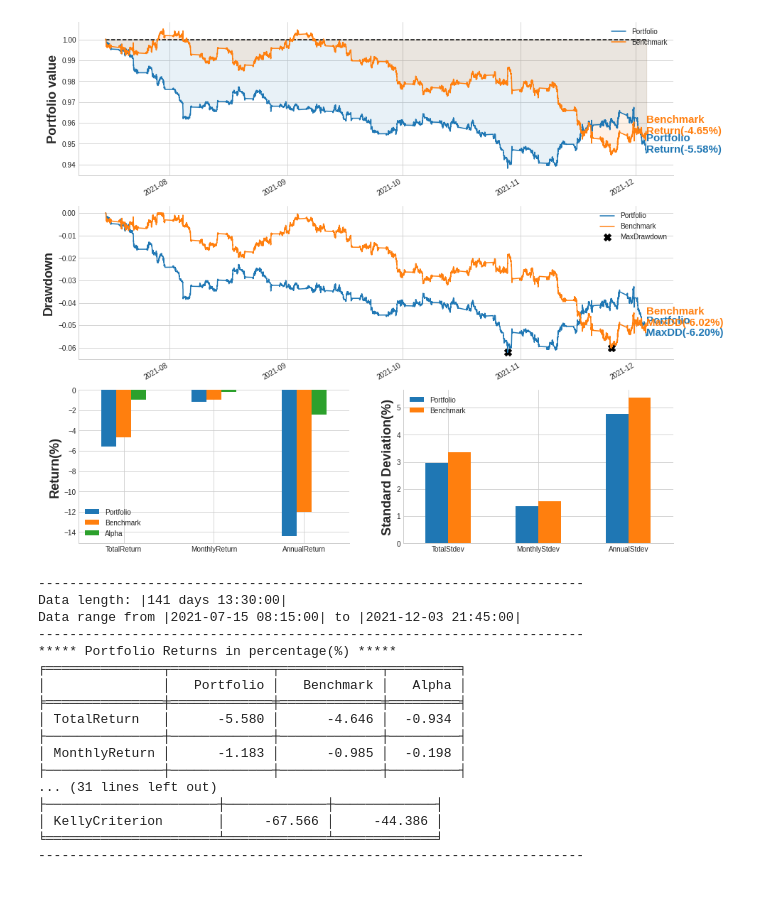
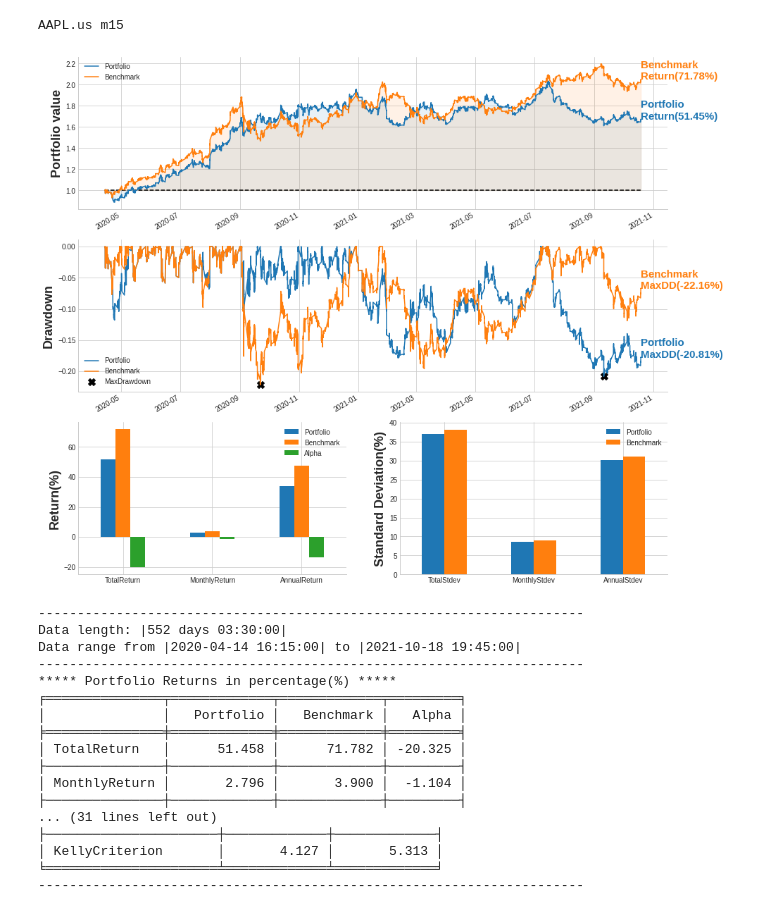
Before and after one commit to kfuangsung/Algorithmic-Trading-with-Python, a Jupyter notebook: Backtesting/test_backtester.ipynb, the cells around one changed output. Cells and saved outputs as stored; diff of their text form; code cells hidden in the pictures.

```diff
--- a/Backtesting/test_backtester.ipynb
+++ b/Backtesting/test_backtester.ipynb
@@ -2,31 +2,34 @@
 from backtester import *
 import sqlite3 as sql
 # %%
+ticker = 'AAPL.us'
 freq = 'm15'
+print(ticker, freq)
 conn = sql.connect(f'PriceData/PriceData_{freq}.db')
-data = pd.read_sql("SELECT * FROM 'EUR/USD'", conn, parse_dates=['date'], index_col=['date'])
+data = pd.read_sql(f"SELECT * FROM '{ticker}'", conn, parse_dates=['date'], index_col=['date'])
 conn.close()
 
-periods = (40, 80, 120)
-backtest = ThreeWMABacktester(data, freq, periods)
+periods = (50, 200)
+backtest = EMABacktester(data, freq, periods)
 backtest.backtest()
 backtest.results()
 # %% [output]
+AAPL.us m15
-[figure, old version]
+[figure, new version]
-----------------------------------------------------------------------
-Data length: |141 days 13:30:00|
-Data range from |2021-07-15 08:15:00| to |2021-12-03 21:45:00|
-----------------------------------------------------------------------
-***** Portfolio Returns in percentage(%) *****
-╒═══════════════╤═════════════╤═════════════╤═════════╕
-│               │   Portfolio │   Benchmark │   Alpha │
-╞═══════════════╪═════════════╪═════════════╪═════════╡
-│ TotalReturn   │      -5.580 │      -4.646 │  -0.934 │
-├───────────────┼─────────────┼─────────────┼─────────┤
-│ MonthlyReturn │      -1.183 │      -0.985 │  -0.198 │
-├───────────────┼─────────────┼─────────────┼─────────┤
-... (31 lines left out)
-├──────────────────────┼─────────────┼─────────────┤
-│ KellyCriterion       │     -67.566 │     -44.386 │
-╘══════════════════════╧═════════════╧═════════════╛
-----------------------------------------------------------------------
+----------------------------------------------------------------------
+Data length: |552 days 03:30:00|
+Data range from |2020-04-14 16:15:00| to |2021-10-18 19:45:00|
+----------------------------------------------------------------------
+***** Portfolio Returns in percentage(%) *****
+╒═══════════════╤═════════════╤═════════════╤═════════╕
+│               │   Portfolio │   Benchmark │   Alpha │
+╞═══════════════╪═════════════╪═════════════╪═════════╡
+│ TotalReturn   │      51.458 │      71.782 │ -20.325 │
+├───────────────┼─────────────┼─────────────┼─────────┤
+│ MonthlyReturn │       2.796 │       3.900 │  -1.104 │
+├───────────────┼─────────────┼─────────────┼─────────┤
+... (31 lines left out)
+├──────────────────────┼─────────────┼─────────────┤
+│ KellyCriterion       │       4.127 │       5.313 │
+╘══════════════════════╧═════════════╧═════════════╛
+----------------------------------------------------------------------
```
